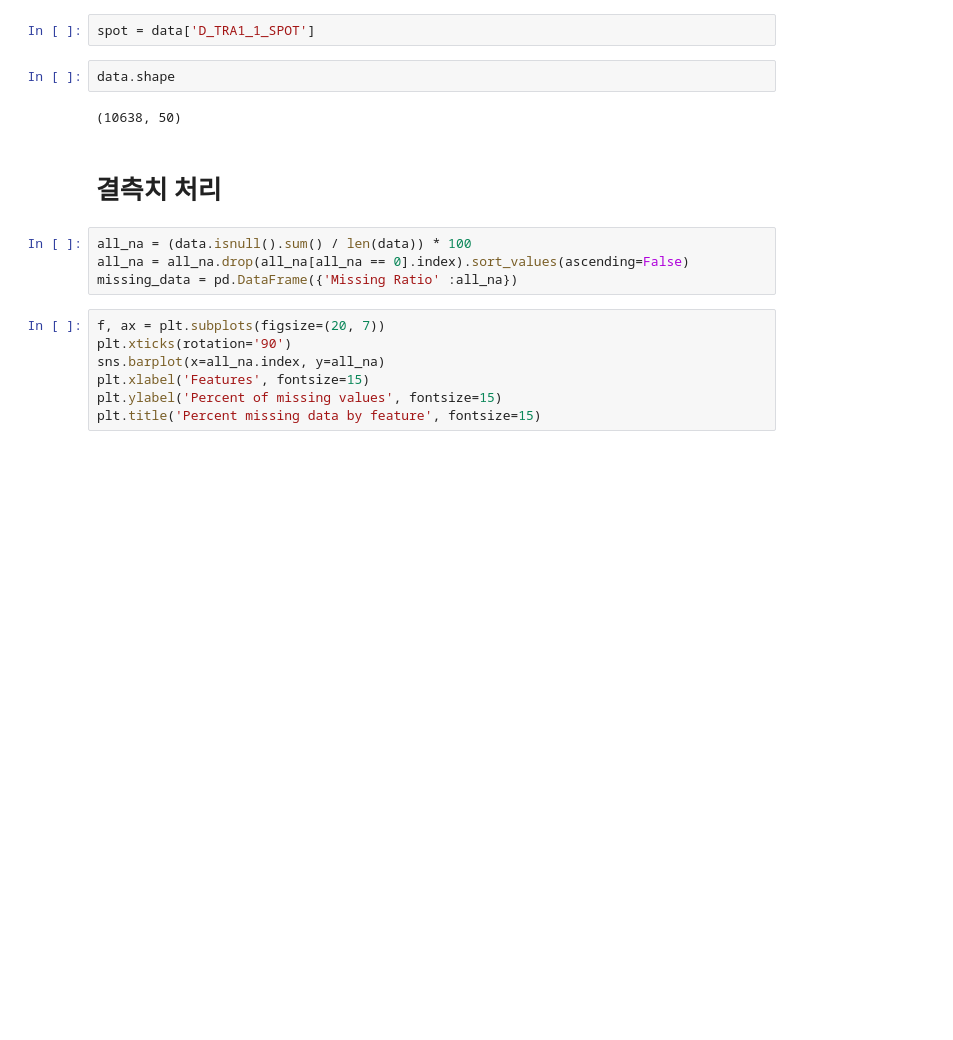
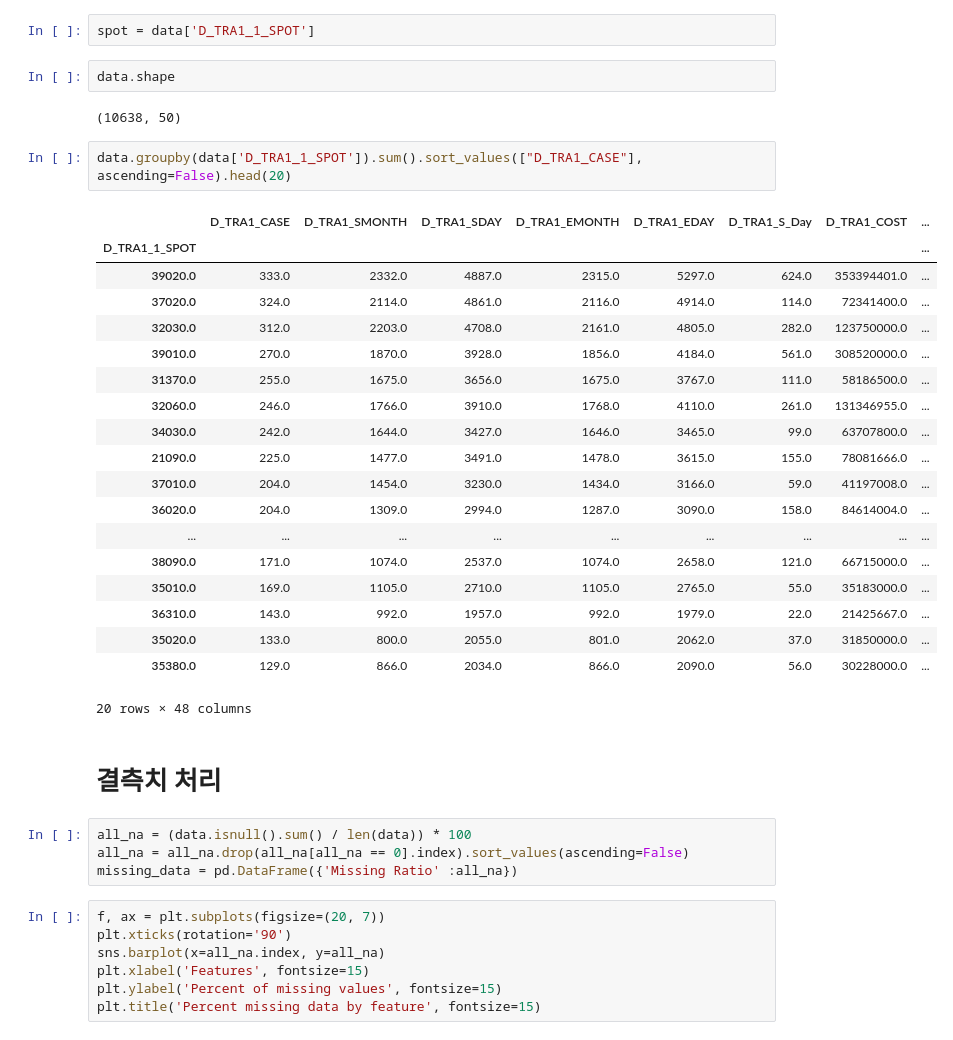
Before and after one commit to Gwanghun-Im/upgraded-barnacle, a Jupyter notebook: BTS.ipynb, the cells around one changed output. Drawn from its saved outputs; the diff is of its cells as text; blank space fills up the shorter version.

```diff
--- a/BTS.ipynb
+++ b/BTS.ipynb
@@ -49,6 +45,28 @@ spot = data['D_TRA1_1_SPOT']
 data.shape
 # %% [output]
 (10638, 50)
+# %%
+data.groupby(data['D_TRA1_1_SPOT']).sum().sort_values(["D_TRA1_CASE"], ascending=False).head(20)
+# %% [output]
+|  | D_TRA1_CASE | D_TRA1_SMONTH | D_TRA1_SDAY | D_TRA1_EMONTH | D_TRA1_EDAY | D_TRA1_S_Day | D_TRA1_COST | ... |
+| D_TRA1_1_SPOT |  |  |  |  |  |  |  | ... |
+| 39020.0 | 333.0 | 2332.0 | 4887.0 | 2315.0 | 5297.0 | 624.0 | 353394401.0 | ... |
+| 37020.0 | 324.0 | 2114.0 | 4861.0 | 2116.0 | 4914.0 | 114.0 | 72341400.0 | ... |
+| 32030.0 | 312.0 | 2203.0 | 4708.0 | 2161.0 | 4805.0 | 282.0 | 123750000.0 | ... |
+| 39010.0 | 270.0 | 1870.0 | 3928.0 | 1856.0 | 4184.0 | 561.0 | 308520000.0 | ... |
+| 31370.0 | 255.0 | 1675.0 | 3656.0 | 1675.0 | 3767.0 | 111.0 | 58186500.0 | ... |
+| 32060.0 | 246.0 | 1766.0 | 3910.0 | 1768.0 | 4110.0 | 261.0 | 131346955.0 | ... |
+| 34030.0 | 242.0 | 1644.0 | 3427.0 | 1646.0 | 3465.0 | 99.0 | 63707800.0 | ... |
+| 21090.0 | 225.0 | 1477.0 | 3491.0 | 1478.0 | 3615.0 | 155.0 | 78081666.0 | ... |
+| 37010.0 | 204.0 | 1454.0 | 3230.0 | 1434.0 | 3166.0 | 59.0 | 41197008.0 | ... |
+| 36020.0 | 204.0 | 1309.0 | 2994.0 | 1287.0 | 3090.0 | 158.0 | 84614004.0 | ... |
+| ... | ... | ... | ... | ... | ... | ... | ... | ... |
+| 38090.0 | 171.0 | 1074.0 | 2537.0 | 1074.0 | 2658.0 | 121.0 | 66715000.0 | ... |
+| 35010.0 | 169.0 | 1105.0 | 2710.0 | 1105.0 | 2765.0 | 55.0 | 35183000.0 | ... |
+| 36310.0 | 143.0 | 992.0 | 1957.0 | 992.0 | 1979.0 | 22.0 | 21425667.0 | ... |
+| 35020.0 | 133.0 | 800.0 | 2055.0 | 801.0 | 2062.0 | 37.0 | 31850000.0 | ... |
+| 35380.0 | 129.0 | 866.0 | 2034.0 | 866.0 | 2090.0 | 56.0 | 30228000.0 | ... |
+20 rows × 48 columns
 # %% [markdown]
 # 결측치 처리
 # %%
```
Also changed, not shown: parts of 20 cells of this notebook, 1 other file.
